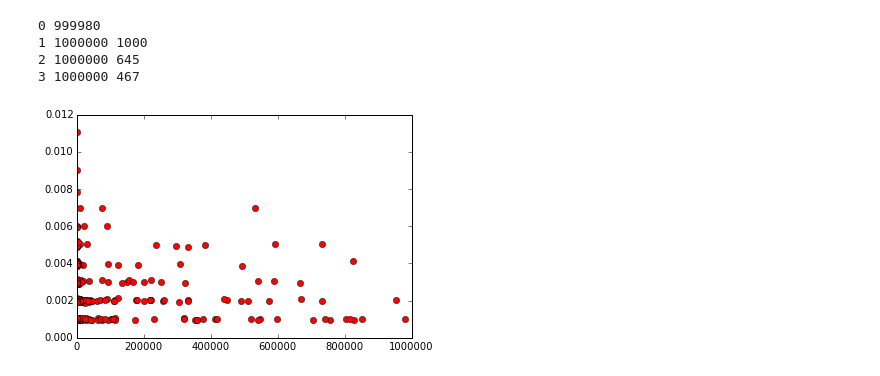
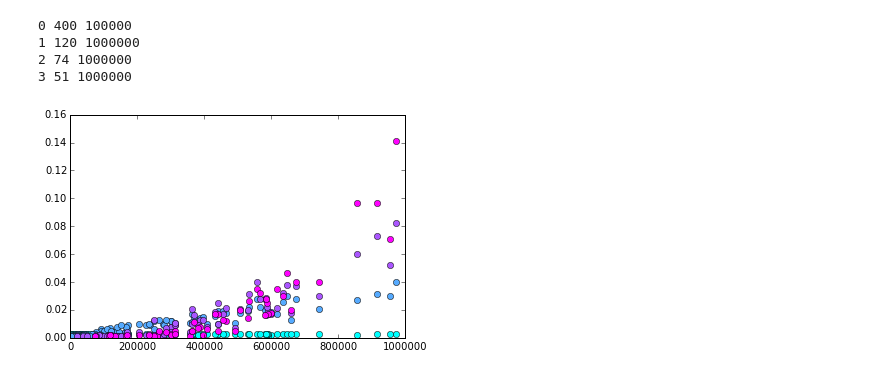
Before and after one commit to harmslab/phagedisplay, a Jupyter notebook: simulate/phageDisplayPipeline.ipynb, the cells around one changed output. Cells and saved outputs as stored; diff of their text form; code cells hidden in the pictures.

```diff
--- a/simulate/phageDisplayPipeline.ipynb
+++ b/simulate/phageDisplayPipeline.ipynb
@@ -330,36 +436,45 @@ class IlluminaRunSampler(SamplerBaseClass):
 # %%
 
-import matplotlib.pyplot as plt
-%matplotlib inline
+from utility import *
+from sampling import *
+from pool import *
 
-def runMe(sequence_length):
-    # P = instance_of_pool_class
-    num_rounds = 3
+
+def runMe(sequence_length,num_rounds=3,scalar=10000):
 
     pipet = PipetteSampler()
     screen = BindingSampler()
     amplify = PhageAmplificationSampler()
 
     pool = Pool(sequence_length=sequence_length,alphabet=AMINO_ACIDS)
-    pool.createRandomPool(1000000,1e6)
+    pool.createUniformPool(100*scalar,1e6)
 
-    print(0,pool.current_counts.size)
-    #pool.prettyPrint()
+    print(0,pool.current_counts.size,sum(pool.current_counts))
     for i in range(num_rounds):
-        pipet.runExperiment(pool,10000000)
-        screen.runExperiment(pool,10000)
-        amplify.runExperiment(pool,10000000)
+        pool.addNewStep(*pipet.runExperiment(pool,1000*scalar))
+        pool.addNewStep(*screen.runExperiment(pool,1*scalar))
+        pool.addNewStep(*amplify.runExperiment(pool,1000*scalar),checkpoint=True)
 
-        print(i+1,sum(pool.current_counts),pool.current_counts.size)
+        print(i+1,pool.current_counts.size,sum(pool.current_counts))
 
-    #pool.prettyPrint()
-
-    plt.plot(pool.current_affinities,pool.current_counts/np.sum(pool.current_counts),"ro")
+    return pool
-# %%
-runMe(8)
-# %% [output]
-0 999980
-1 1000000 1000
-2 1000000 645
-3 1000000 467
-[figure, removed]
+# %%
+pool = runMe(2,num_rounds=3,scalar=1000)
+# %% [output]
+0 400 100000
+1 120 1000000
+2 74 1000000
+3 51 1000000
+# %%
+
+import matplotlib.pyplot as plt
+%matplotlib inline
+
+pool.round_affinities(0)
+
+m = max(pool.checkpoints)
+for i in pool.checkpoints:
+    plt.plot(pool.round_affinities(i),pool.round_counts(i)/np.sum(pool.round_counts(i)),"o",color=[i/m,1-i/m,1])
+plt.show()
+# %% [output]
+[figure, added]
```
Also changed, not shown: parts of 6 cells of this notebook, 5 other files.
